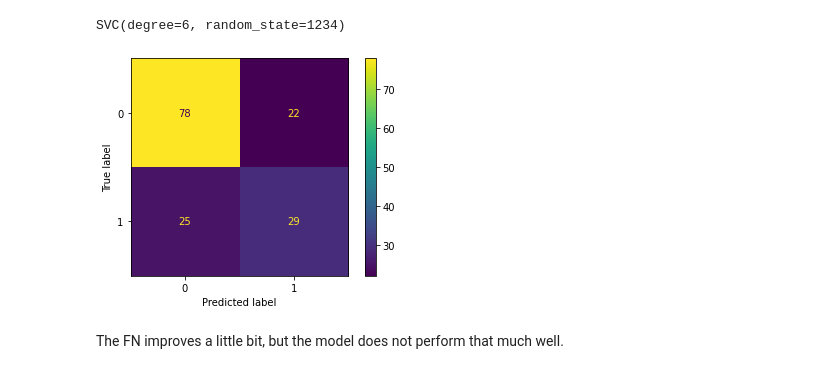
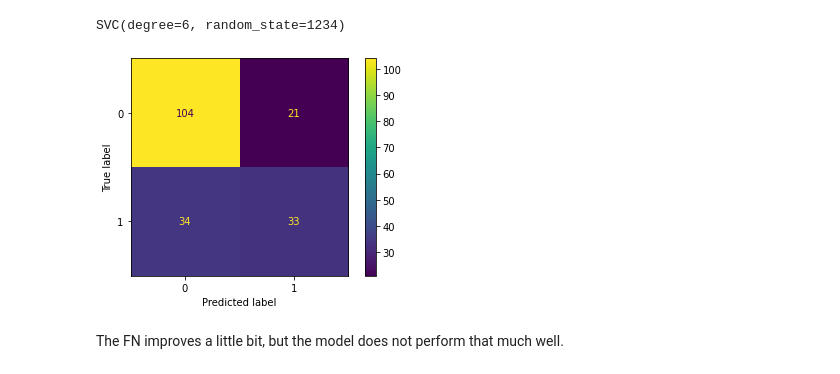
Before and after one commit to giovannidispoto/machine-and-deep-learning-playground, a Jupyter notebook: Diabetes.ipynb, the cells around one changed output. Cells and saved outputs as stored; diff of their text form; code cells hidden in the pictures.

```diff
--- a/Diabetes.ipynb
+++ b/Diabetes.ipynb
@@ -53,7 +52,7 @@ features.describe()
 # %% [markdown]
 Train-Test split + handling missing values with medians
 # %%
-train, test = train_test_split(features, test_size=0.2, random_state=42, shuffle=True, stratify=labels)
+train, test = train_test_split(features, test_size=0.25, random_state=42, shuffle=True, stratify=labels)
 train_outcome = train.Outcome
 train_features = train.drop(columns=['Outcome'])
 
@@ -126,0 +166,21 @@ plt.show()
+# %%
+# 1. Perform z-scoring for outlier removal
+from scipy.stats import zscore
+import numpy as np
+
+feature_list = train_features.columns.tolist()
+print('Train subjects before outlier removal: ' + str(train_features.shape))
+
+# apply zscore
+zscore_features = train_features.apply(zscore, axis=0)
+
+# select all those values with zscore < -+ 3 and discard outliers
+abs_zscores = np.abs(zscore_features)
+filtered_entries = (abs_zscores < 3).all(axis=1)
+
+train_features = train_features[filtered_entries]
+train_outcome = train_outcome[filtered_entries]
+
+print('Train subjects after outlier removal: ' + str(train_features_or.shape))
+
+display(train_features)
@@ -172,10 +248,10 @@ svclassifier.fit(train_features,train_outcome)
 SVC(degree=6, random_state=1234)
 # %%
 from sklearn.metrics import plot_confusion_matrix
-plot_confusion_matrix(svclassifier, test_features , test_outcome)
+plot_confusion_matrix(svclassifier, test_features , test_outcome, normalized='true')
 plt.show()
 # %% [output]
-[figure, old version]
+[figure, new version]
 # %% [markdown]
 The FN improves a little bit, but the model does not perform that much well.
 # %% [markdown]
```
Also changed, not shown: parts of 26 cells of this notebook.
